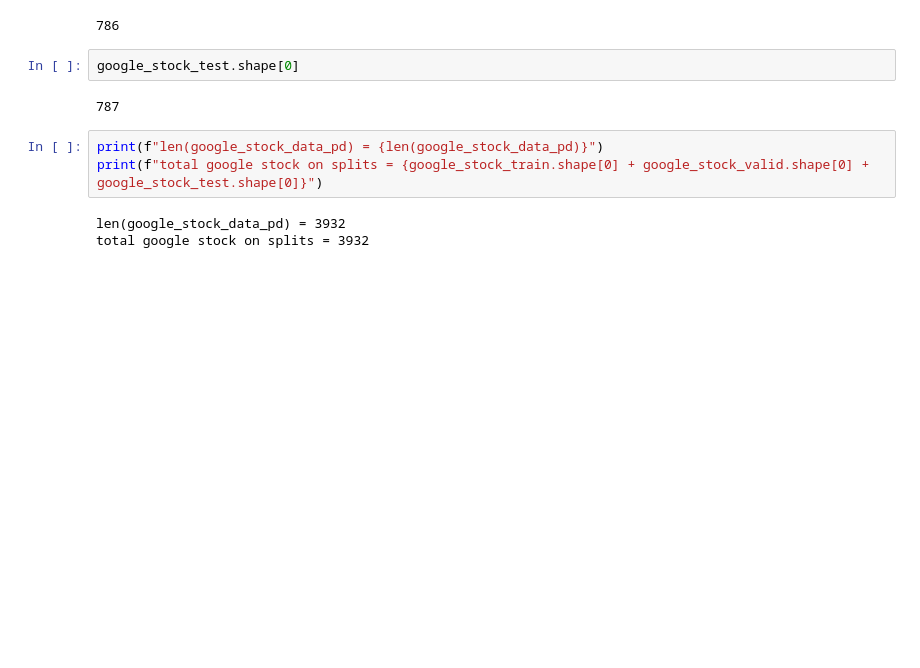
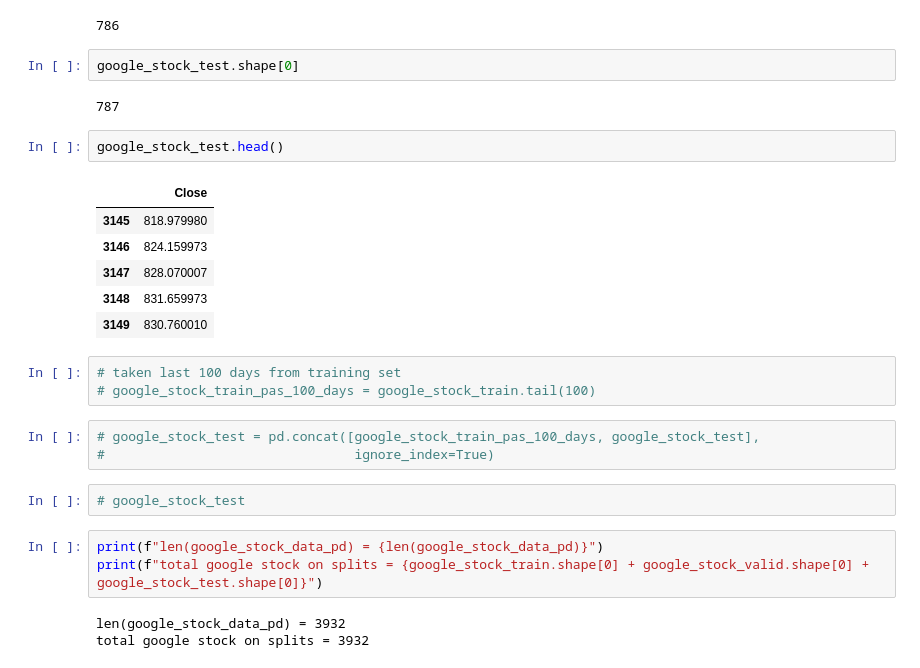
Before and after one commit to Financial-AI/Stock-Recommender-System, a Jupyter notebook: Notebooks/Stock_Price_Pred_EndToEnd_MLApp_JGuzman_111723.ipynb, the cells around one changed output. Cells and saved outputs as stored; diff of their text form; blank space fills up the shorter version.

```diff
--- a/Notebooks/Stock_Price_Pred_EndToEnd_MLApp_JGuzman_111723.ipynb
+++ b/Notebooks/Stock_Price_Pred_EndToEnd_MLApp_JGuzman_111723.ipynb
@@ -379,6 +406,23 @@ google_stock_valid.shape[0]
 google_stock_test.shape[0]
 # %% [output]
 787
+# %%
+google_stock_test.head()
+# %% [output]
+|  | Close |
+| 3145 | 818.979980 |
+| 3146 | 824.159973 |
+| 3147 | 828.070007 |
+| 3148 | 831.659973 |
+| 3149 | 830.760010 |
+# %%
+# taken last 100 days from training set
+# google_stock_train_pas_100_days = google_stock_train.tail(100)
+# %%
+# google_stock_test = pd.concat([google_stock_train_pas_100_days, google_stock_test],
+#                                ignore_index=True)
+# %%
+# google_stock_test
 # %%
 print(f"len(google_stock_data_pd) = {len(google_stock_data_pd)}")
 print(f"total google stock on splits = {google_stock_train.shape[0] + google_stock_valid.shape[0] + google_stock_test.shape[0]}")
```
Also changed, not shown: parts of 23 cells of this notebook.
